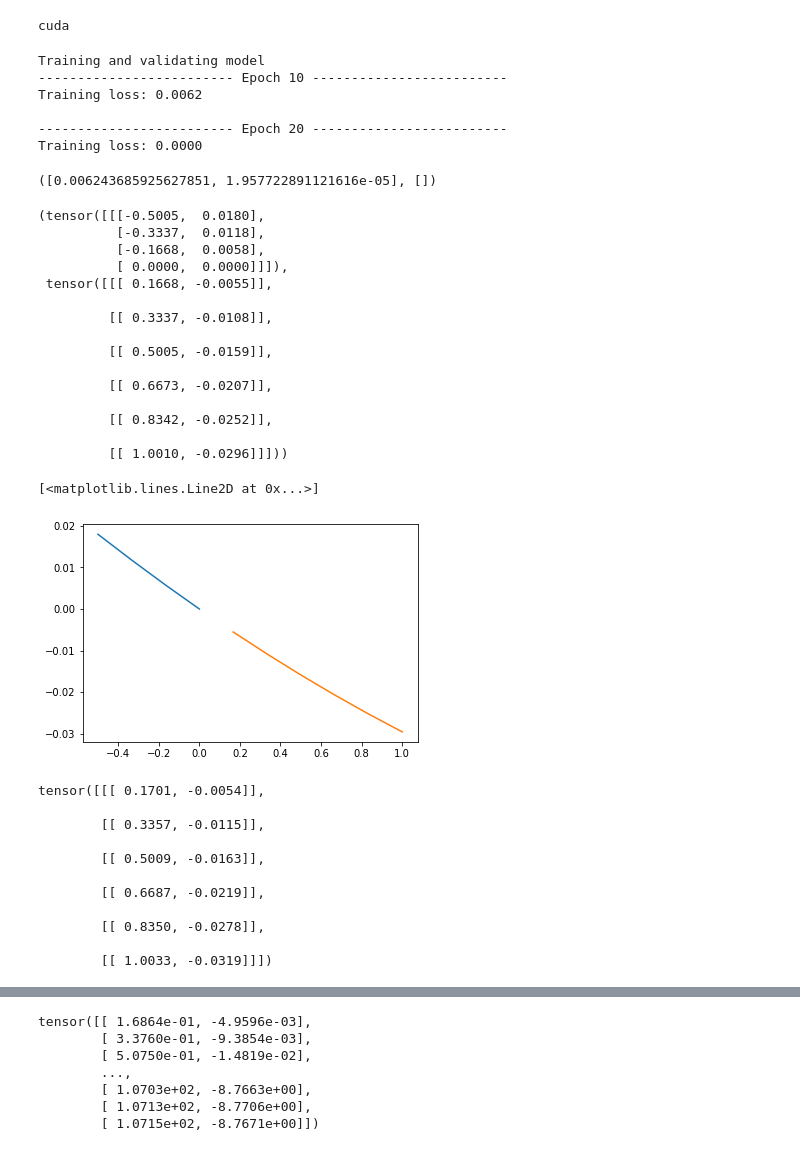
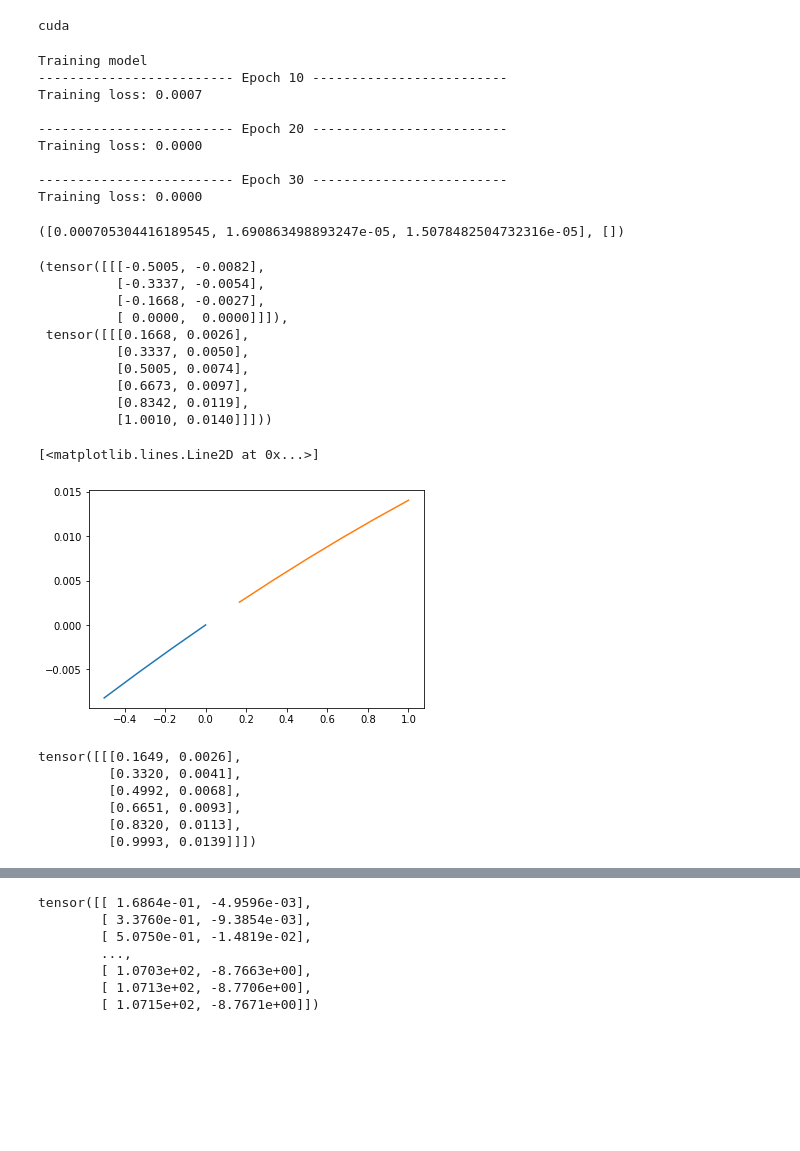
Before and after one commit to XuShenLZ/ParkSim, a Jupyter notebook: python/parksim/trajectory_predict/vanilla_transformer/experiment.ipynb, the cells around one changed output, grey strips where cells are left out. Cells and saved outputs as stored; diff of their text form; code cells hidden in the pictures; blank space fills up the shorter version.

```diff
--- a/python/parksim/trajectory_predict/vanilla_transformer/experiment.ipynb
+++ b/python/parksim/trajectory_predict/vanilla_transformer/experiment.ipynb
@@ -144,7 +143,8 @@ cuda
 # %%
 
 model = Transformer(dim_model=16,
-                    dim_feature=2,
+                    dim_feature_in=2,
+                    dim_feature_out=2,
                     num_heads=8,
                     num_encoder_layers=1,
                     num_decoder_layers=1,
@@ -163,58 +163,51 @@ model = Transformer(dim_model=16,
 loss_fn = nn.MSELoss()
 # %%
 opt = torch.optim.Adam(model.parameters(), lr=1e-2)
-fit(model, opt, loss_fn, 1024, 32, 20, device)
+fit(model, opt, loss_fn, 1024, 32, 30, device)
 # %% [output]
-Training and validating model
+Training model
 ------------------------- Epoch 10 -------------------------
-Training loss: 0.0062
+Training loss: 0.0007
 
 ------------------------- Epoch 20 -------------------------
 Training loss: 0.0000
+
+------------------------- Epoch 30 -------------------------
+Training loss: 0.0000
-([0.006243685925627851, 1.957722891121616e-05], [])
+([0.000705304416189545, 1.690863498893247e-05, 1.5078482504732316e-05], [])
 # %%
 X, y_in, y_label = get_random_batch(points.copy(), 4, 6, 1)
 X, y_in, y_label = torch.tensor(X).float().to(device), torch.tensor(y_in).float().to(device), torch.tensor(y_label).float().to(device)
 X_loc, y_label_loc = X.cpu(), y_label.cpu()
-y_loc = y_label_loc.permute(1, 0, 2)
+y_loc = y_label_loc
 X_loc, y_loc
 # %% [output]
-(tensor([[[-0.5005,  0.0180],
-          [-0.3337,  0.0118],
-          [-0.1668,  0.0058],
+(tensor([[[-0.5005, -0.0082],
+          [-0.3337, -0.0054],
+          [-0.1668, -0.0027],
           [ 0.0000,  0.0000]]]),
- tensor([[[ 0.1668, -0.0055]],
-
-         [[ 0.3337, -0.0108]],
-
-         [[ 0.5005, -0.0159]],
-
-         [[ 0.6673, -0.0207]],
-
-         [[ 0.8342, -0.0252]],
-
-         [[ 1.0010, -0.0296]]]))
+ tensor([[[0.1668, 0.0026],
+          [0.3337, 0.0050],
+          [0.5005, 0.0074],
+          [0.6673, 0.0097],
+          [0.8342, 0.0119],
+          [1.0010, 0.0140]]]))
 # %%
-plt.plot(X_loc[0,:,0], X_loc[0,:, 1])
-plt.plot(y_loc[:,0,0], y_loc[:,0, 1])
+plt.plot(X_loc[0,:,0], X_loc[0,:,1])
+plt.plot(y_loc[0,:,0], y_loc[0,:,1])
 # %% [output]
 [<matplotlib.lines.Line2D at 0x...>]
-[figure, old version]
+[figure, new version]
 # %%
 tgt_mask = model.generate_square_subsequent_mask(6).to(device).float()
-out = model(X, y_in, tgt_mask)#.permute(1, 0, 2)
+out = model(X, y_in, tgt_mask)
 out_cpu = out.cpu().detach()
 out_cpu
 # %% [output]
-tensor([[[ 0.1701, -0.0054]],
-
-        [[ 0.3357, -0.0115]],
-
-        [[ 0.5009, -0.0163]],
-
-        [[ 0.6687, -0.0219]],
-
-        [[ 0.8350, -0.0278]],
-
-        [[ 1.0033, -0.0319]]])
+tensor([[[0.1649, 0.0026],
+         [0.3320, 0.0041],
+         [0.4992, 0.0068],
+         [0.6651, 0.0093],
+         [0.8320, 0.0113],
+         [0.9993, 0.0139]]])
 # %%
```
Also changed, not shown: parts of 12 cells of this notebook, 2 other files.
